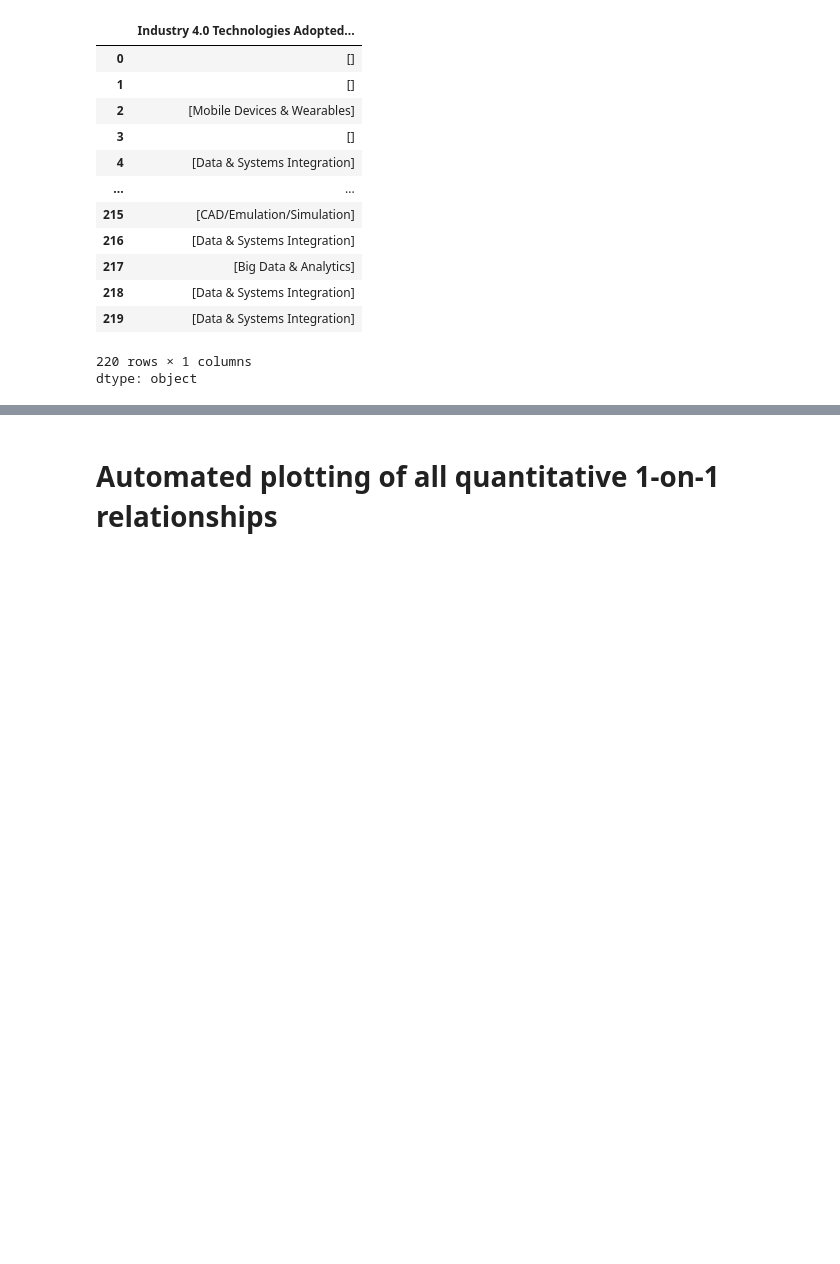
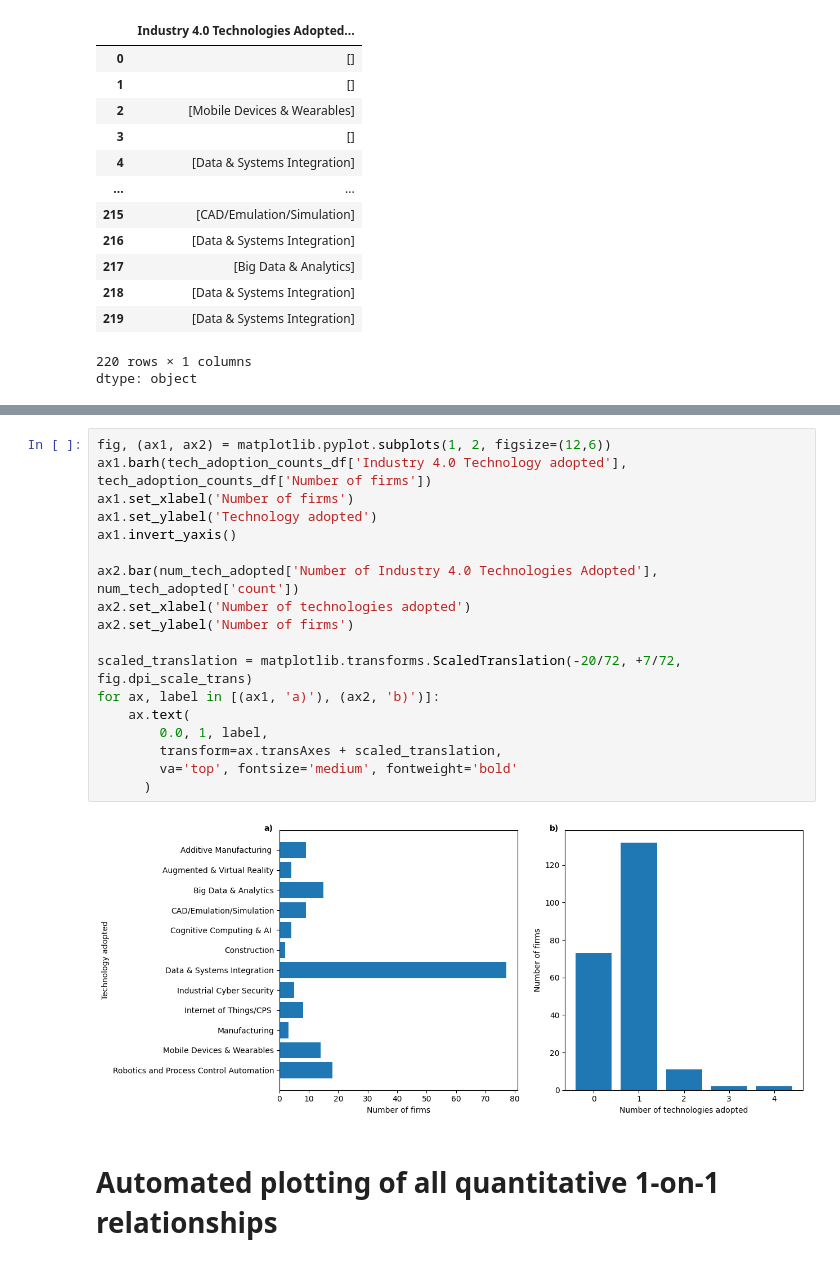
Before and after one commit to roughhawkbit/digi-inno-road-prod, a Jupyter notebook: analysis/2_Distributions_Correlations.ipynb, the cells around one changed output, grey strips where cells are left out. Saved outputs shown, nothing was run; the diff lists cells and outputs as text; blank space fills up the shorter version.

```diff
--- a/analysis/2_Distributions_Correlations.ipynb
+++ b/analysis/2_Distributions_Correlations.ipynb
@@ -606,3 +609,23 @@ tech_adoption_counts_df.to_csv(os.path.join(output_dir, 'technology_adoption_cou
+# %%
+fig, (ax1, ax2) = matplotlib.pyplot.subplots(1, 2, figsize=(12,6))
+ax1.barh(tech_adoption_counts_df['Industry 4.0 Technology adopted'], tech_adoption_counts_df['Number of firms'])
+ax1.set_xlabel('Number of firms')
+ax1.set_ylabel('Technology adopted')
+ax1.invert_yaxis()
+
+ax2.bar(num_tech_adopted['Number of Industry 4.0 Technologies Adopted'], num_tech_adopted['count'])
+ax2.set_xlabel('Number of technologies adopted')
+ax2.set_ylabel('Number of firms')
+
+scaled_translation = matplotlib.transforms.ScaledTranslation(-20/72, +7/72, fig.dpi_scale_trans)
+for ax, label in [(ax1, 'a)'), (ax2, 'b)')]:
+    ax.text(
+        0.0, 1, label,
+        transform=ax.transAxes + scaled_translation,
+        va='top', fontsize='medium', fontweight='bold'
+      )
+# %% [output]
+[figure, added]
 # %% [markdown]
 # Automated plotting of all quantitative 1-on-1 relationships
 # %%
```
Also changed, not shown: parts of 6 cells of this notebook.
